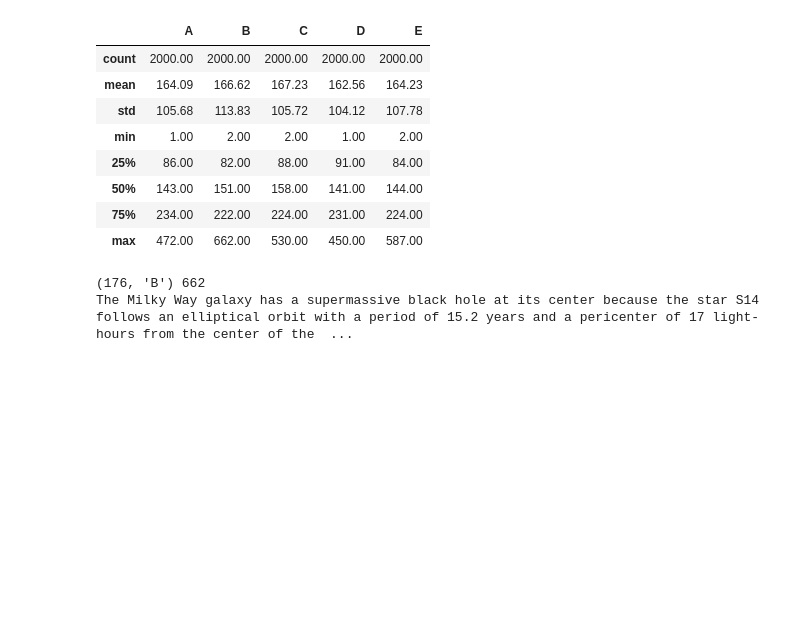
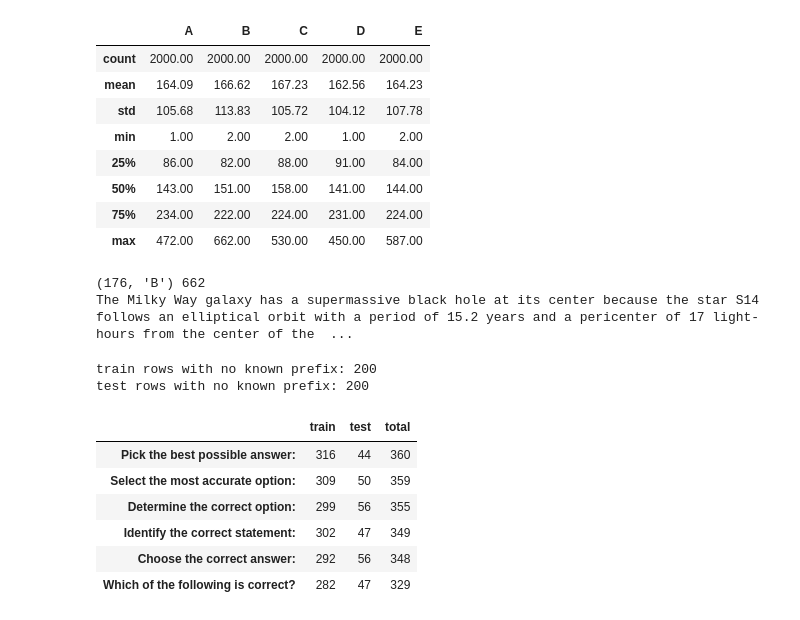
Before and after one commit to 23f2001849/dl-genai-t22026-23f2001849, a Jupyter notebook: notebooks/m1_eda.ipynb, the cells around one changed output. Cells and saved outputs as stored; diff of their text form; code cells hidden in the pictures; blank space fills up the shorter version.

Commit message:
EDA notebook cells 8-12: wrapper frequency tables and stem normalization

```diff
--- a/notebooks/m1_eda.ipynb
+++ b/notebooks/m1_eda.ipynb
@@ -76,3 +78,24 @@ print(train.loc[top_idx[0], top_idx[1]])
 # %% [output]
 (176, 'B') 662
 The Milky Way galaxy has a supermassive black hole at its center because the star S14 follows an elliptical orbit with a period of 15.2 years and a pericenter of 17 light-hours from the center of the  ...
+# %%
+# candidate wrapper prefix frequency in raw prompts
+from src.normalize import _PREFIXES
+prefix_freq = pd.DataFrame({
+    "train": [int(train["prompt"].str.lstrip().str.startswith(p, na=False).sum()) for p in _PREFIXES],
+    "test": [int(test["prompt"].str.lstrip().str.startswith(p, na=False).sum()) for p in _PREFIXES],
+}, index=_PREFIXES)
+prefix_freq["total"] = prefix_freq["train"] + prefix_freq["test"]
+print("train rows with no known prefix:", len(train) - prefix_freq["train"].sum())
+print("test rows with no known prefix:", len(test) - prefix_freq["test"].sum())
+prefix_freq
+# %% [output]
+train rows with no known prefix: 200
+test rows with no known prefix: 200
+|  | train | test | total |
+| Pick the best possible answer: | 316 | 44 | 360 |
+| Select the most accurate option: | 309 | 50 | 359 |
+| Determine the correct option: | 299 | 56 | 355 |
+| Identify the correct statement: | 302 | 47 | 349 |
+| Choose the correct answer: | 292 | 56 | 348 |
+| Which of the following is correct? | 282 | 47 | 329 |
```
Also changed, not shown: parts of 5 cells of this notebook.
